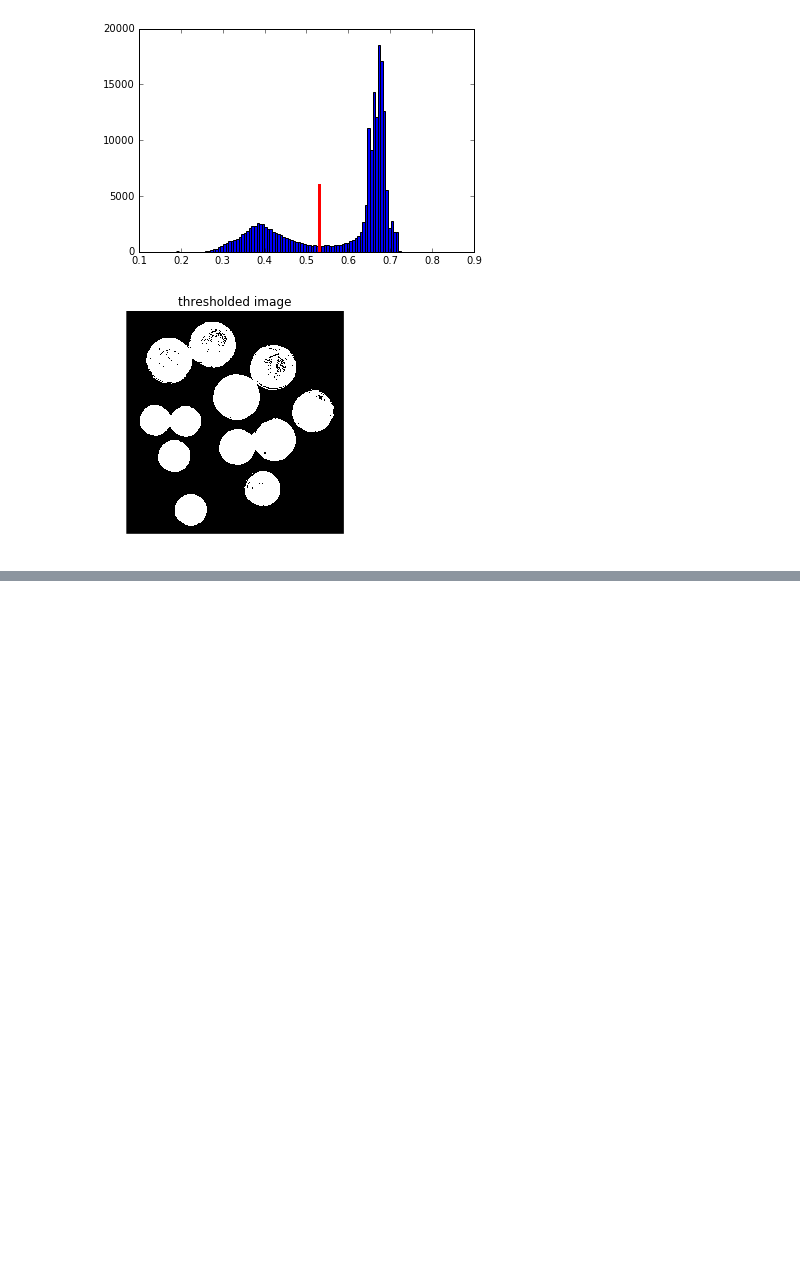
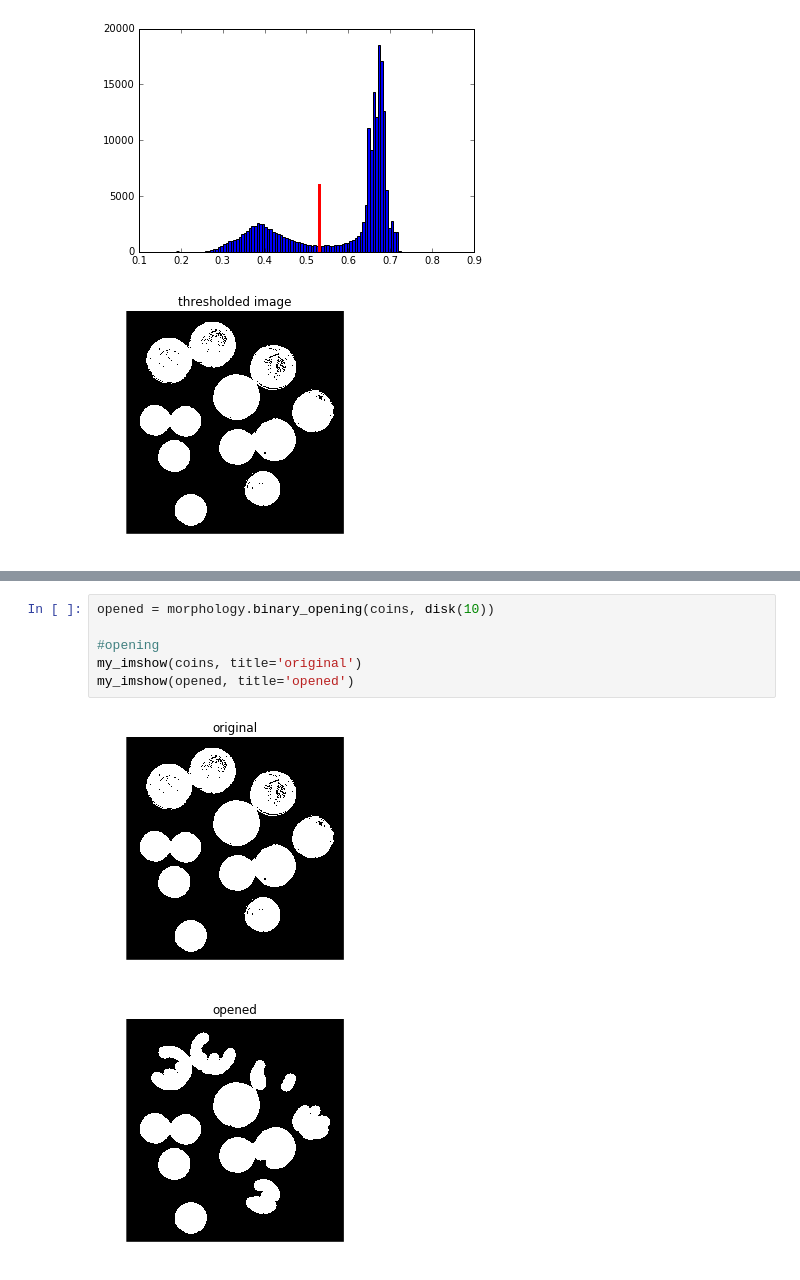
Before and after one commit to kwitte2232/Image-Analysis-in-Python, a Jupyter notebook: Kristen/ImageProcessing_with_Python_(brikeats).ipynb, the cells around one changed output, grey strips where cells are left out. Drawn from its saved outputs; the diff is of its cells as text; blank space fills up the shorter version.

```diff
--- a/Kristen/ImageProcessing_with_Python_(brikeats).ipynb
+++ b/Kristen/ImageProcessing_with_Python_(brikeats).ipynb
@@ -277,0 +306,9 @@ thresh=  0.530300981501
+# %%
+opened = morphology.binary_opening(coins, disk(10))
+
+#opening
+my_imshow(coins, title='original')
+my_imshow(opened, title='opened')
+# %% [output]
+[figure, added]
+[figure, added]
```
Also changed, not shown: parts of 23 cells of this notebook.
